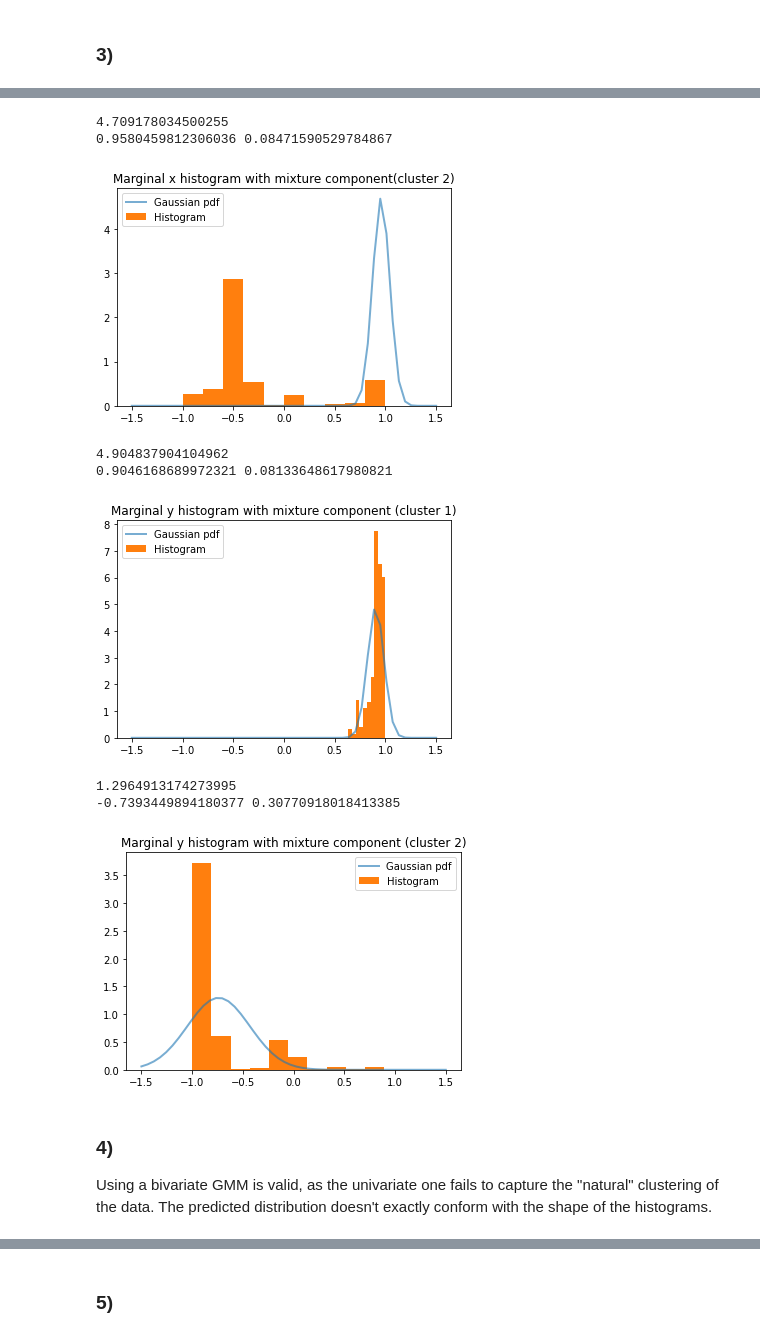
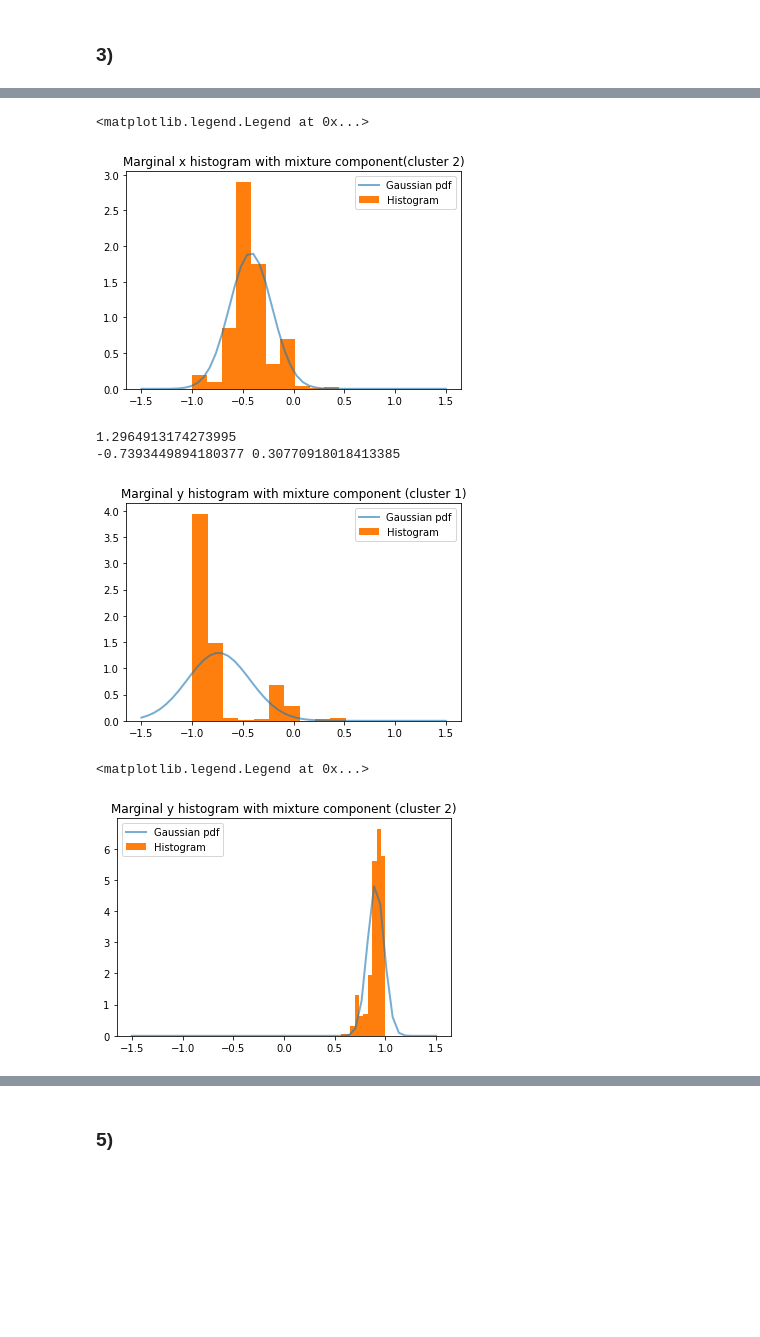
Before and after one commit to siriusted/GMM, a Jupyter notebook: Lab1.ipynb, the cells around one changed output, grey strips where cells are left out. Saved outputs shown, nothing was run; the diff lists cells and outputs as text; code cells hidden in the pictures; blank space fills up the shorter version.

```diff
--- a/Lab1.ipynb
+++ b/Lab1.ipynb
@@ -72,9 +75,6 @@ data
 | 962 | 0.0 | 1.0 |
 963 rows × 2 columns
 # %%
-# normalizing the data
-from timeit import default_timer as timer
-start = timer()
 for i in range(len(data2)):
     x = data2[i][0]
     y = data2[i][1]
@@ -82,10 +82,7 @@ for i in range(len(data2)):
         mag = np.sqrt(x**2 + y**2)
         data2[i][0] = x / mag
         data2[i][1] = y / mag
-end = timer()
-print(end - start)
 
 
 # removing vector zero
 data2 = data2[~np.all(data2 == 0, axis=1)]
-data2
@@ -372,44 +244,33 @@ print(mu_x[0], sdevs_x[0])
 # %%
 # plotting the x coordinates of the SECOND CLASS against the univariate distr
 
-# sns.distplot(samples_x, hist=False)
 plt.plot(x, norm.pdf(x, loc=mu_x[1], scale=sdevs_x[1]), lw=2, alpha=0.6, label='Gaussian pdf')
-plt.hist(x2, density=True, label='Histogram')
+plt.hist(np.array(all_x)[model_x_pred == 1], density=True, label='Histogram')
 plt.title('Marginal x histogram with mixture component(cluster 2)')
 plt.legend()
-print(1 / (np.sqrt(2 * np.pi) * sdevs_x[1]))
-print(mu_x[1], sdevs_x[1])
 # %% [output]
-4.709178034500255
-0.9580459812306036 0.08471590529784867
+<matplotlib.legend.Legend at 0x...>
-[figure, old version]
+[figure, new version]
 # %%
 # plotting the Y-COORDINATES of the FIRST CLASS against the univariate distr
 
 # sns.distplot(samples_y, hist=False)
 plt.plot(y, norm.pdf(y, loc=mu_y[0], scale=sdevs_y[0]), lw=2, alpha=0.6, label='Gaussian pdf')
-plt.hist(y1, density=True, label='Histogram')
+plt.hist(np.array(all_y)[model_y_pred == 0], density=True, label='Histogram')
 plt.title('Marginal y histogram with mixture component (cluster 1)')
 plt.legend()
 print(1 / (np.sqrt(2 * np.pi) * sdevs_y[0]))
 print(mu_y[0], sdevs_y[0])
 # %% [output]
-4.904837904104962
-0.9046168689972321 0.08133648617980821
+1.2964913174273995
+-0.7393449894180377 0.30770918018413385
-[figure, old version]
+[figure, new version]
 # %%
 # plotting the Y-COORDINATES of the SECOND CLASS against the univariate distr
 plt.plot(y, norm.pdf(y, loc=mu_y[1], scale=sdevs_y[1]), lw=2, alpha=0.6, label='Gaussian pdf')
-plt.hist(y2, density=True, label='Histogram')
+plt.hist(np.array(all_y)[model_y_pred == 1], density=True, label='Histogram')
 plt.title('Marginal y histogram with mixture component (cluster 2)')
 plt.legend()
-print(1 / (np.sqrt(2 * np.pi) * sdevs_y[1]))
-print(mu_y[1], sdevs_y[1])
 # %% [output]
-1.2964913174273995
--0.7393449894180377 0.30770918018413385
+<matplotlib.legend.Legend at 0x...>
-[figure, old version]
+[figure, new version]
-# %% [markdown]
-### 4)
-
-Using a bivariate GMM is valid, as the univariate one fails to capture the "natural" clustering of the data. The predicted distribution doesn't exactly conform with the shape of the histograms.
```
Also changed, not shown: parts of 30 cells of this notebook.
